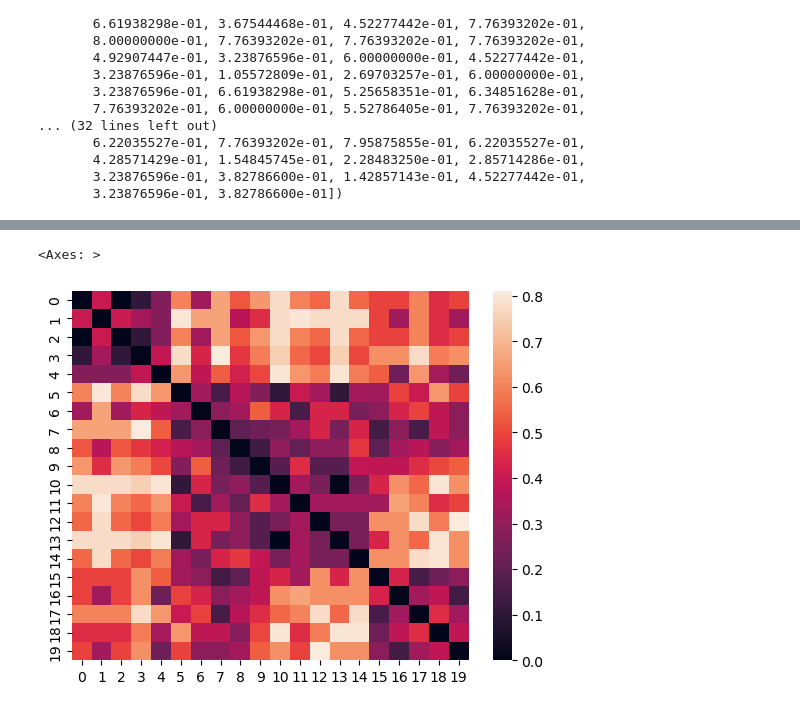
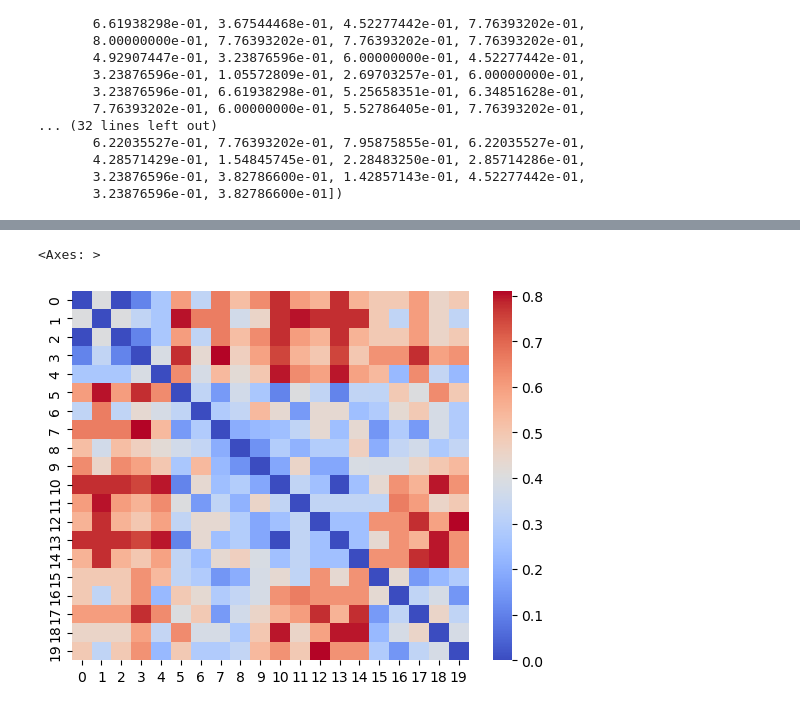
Before and after one commit to tgvp/Algoritmos-Recomendacao, a Jupyter notebook: src/rs-starter.ipynb, the cells around one changed output, grey strips where cells are left out. Cells and saved outputs as stored; diff of their text form; code cells hidden in the pictures.

```diff
--- a/src/rs-starter.ipynb
+++ b/src/rs-starter.ipynb
@@ -324,6 +428,6 @@ plt.show()
 # %%
 # heatmap of similarity matrix
-sns.heatmap(squareform(similarity_matrix))
+sns.heatmap(squareform(similarity_matrix), cmap='coolwarm')
 # %% [output]
 <Axes: >
-[figure, old version]
+[figure, new version]
```
Also changed, not shown: parts of 18 cells of this notebook.
